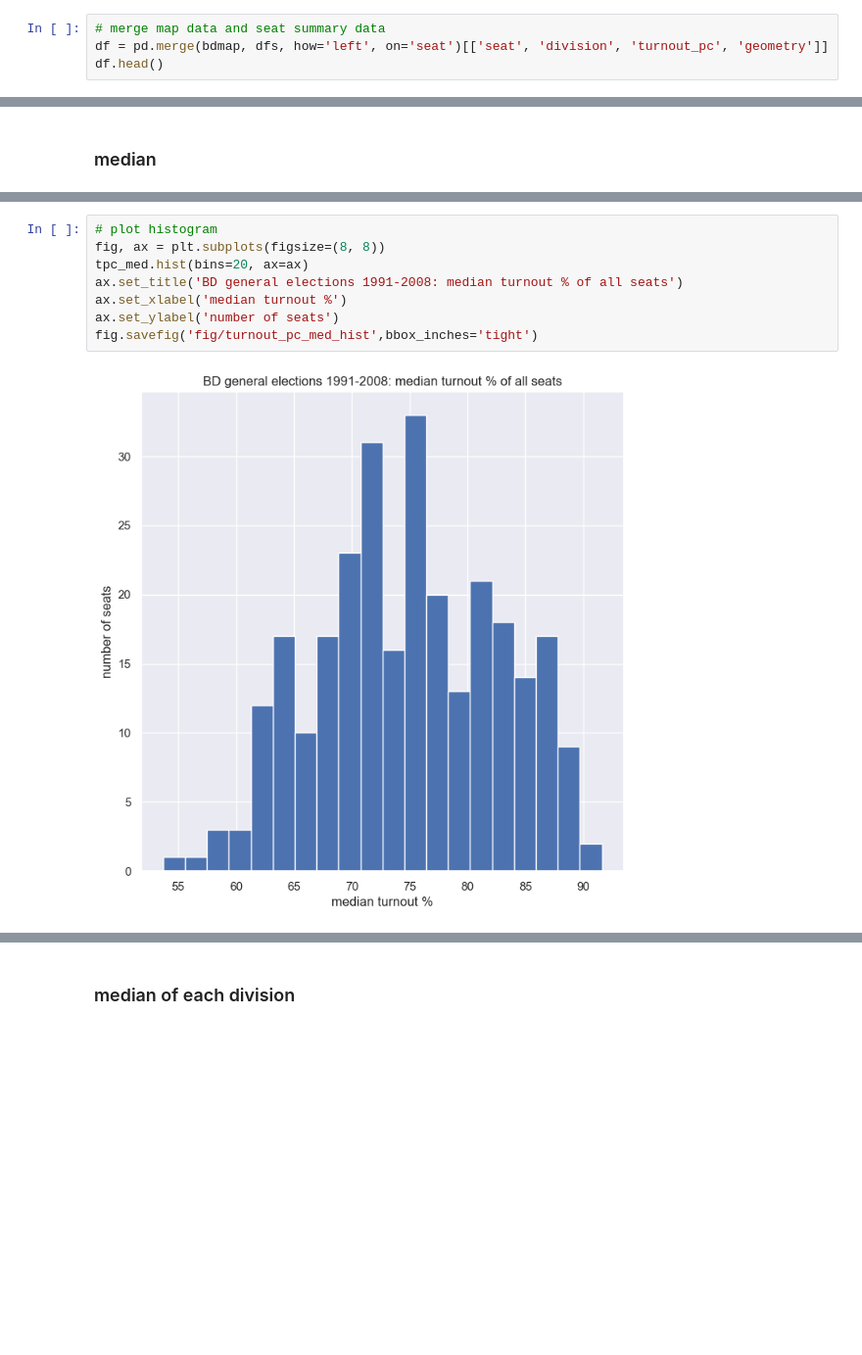
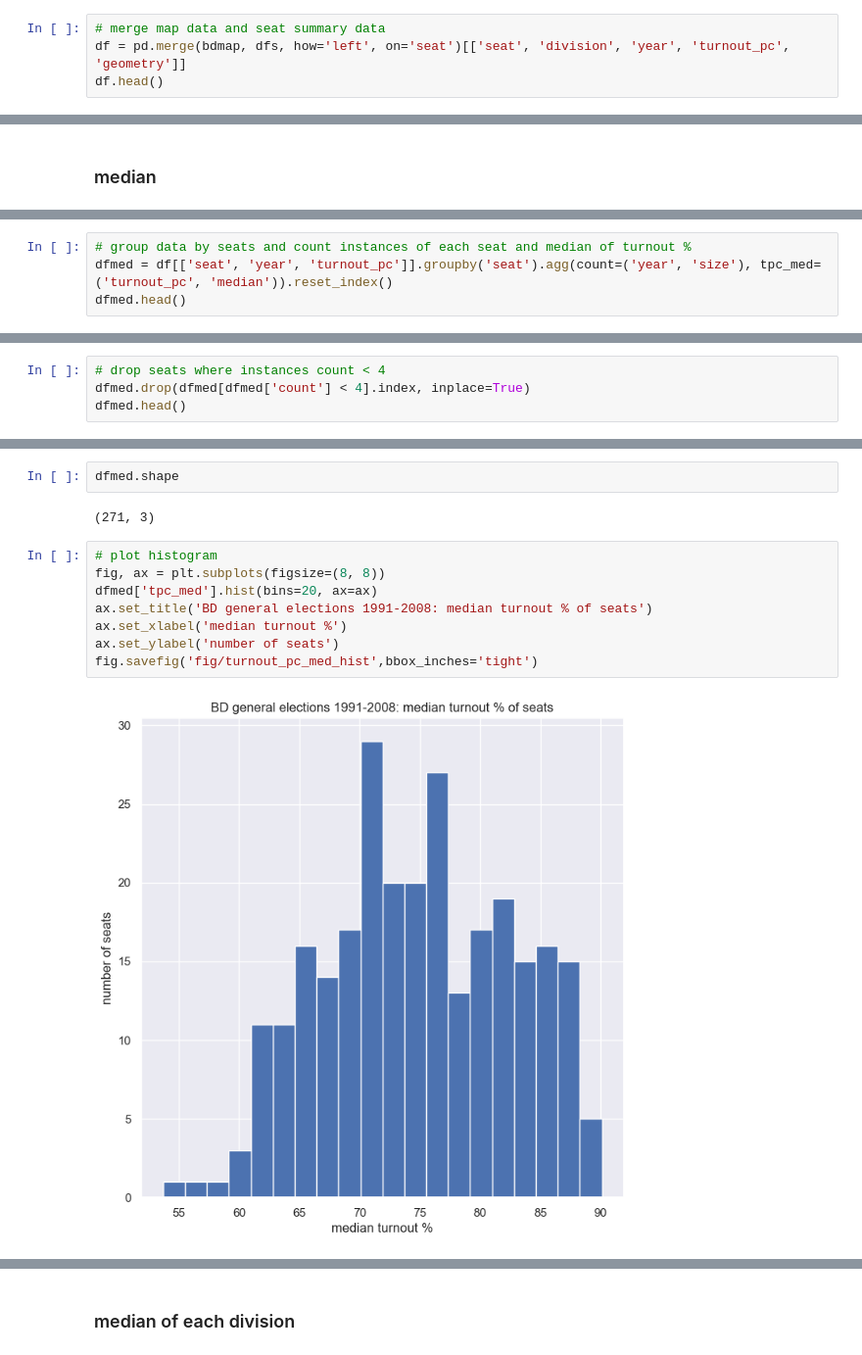
Before and after one commit to muhallilahnaf/bd-elections-eda, a Jupyter notebook: turnout_pc_med_std.ipynb, the cells around one changed output, grey strips where cells are left out. Shown at 98% size. Drawn from its saved outputs; the diff is of its cells as text; blank space fills up the shorter version.

Commit message:
added count check on turnout med std

```diff
--- a/turnout_pc_med_std.ipynb
+++ b/turnout_pc_med_std.ipynb
@@ -42,6 +42,6 @@ bdmap.head()
 | 4 | 5 | Thakurgaon-3 | Thakurgaon | Rangpur | Rural | 1.810654 | 0.059069 | POLYGON ((88.25475 26.03583, 88.2... |
 # %%
 # merge map data and seat summary data
-df = pd.merge(bdmap, dfs, how='left', on='seat')[['seat', 'division', 'turnout_pc', 'geometry']]
+df = pd.merge(bdmap, dfs, how='left', on='seat')[['seat', 'division', 'year', 'turnout_pc', 'geometry']]
 df.head()
 # %% [output]
@@ -58,0 +56,4 @@ tpc_med = df[['seat', 'turnout_pc']].groupby('seat').median()['turnout_pc']
+# %%
+# group data by seats and count instances of each seat and median of turnout %
+dfmed = df[['seat', 'year', 'turnout_pc']].groupby('seat').agg(count=('year', 'size'), tpc_med=('turnout_pc', 'median')).reset_index()
+dfmed.head()
@@ -58,0 +71,4 @@ tpc_med = df[['seat', 'turnout_pc']].groupby('seat').median()['turnout_pc']
+# %%
+# drop seats where instances count < 4
+dfmed.drop(dfmed[dfmed['count'] < 4].index, inplace=True)
+dfmed.head()
@@ -59,12 +82,16 @@ tpc_med = df[['seat', 'turnout_pc']].groupby('seat').median()['turnout_pc']
+# %%
+dfmed.shape
+# %% [output]
+(271, 3)
 # %%
 # plot histogram
 fig, ax = plt.subplots(figsize=(8, 8))
-tpc_med.hist(bins=20, ax=ax)
-ax.set_title('BD general elections 1991-2008: median turnout % of all seats')
+dfmed['tpc_med'].hist(bins=20, ax=ax)
+ax.set_title('BD general elections 1991-2008: median turnout % of seats')
 ax.set_xlabel('median turnout %')
 ax.set_ylabel('number of seats')
 fig.savefig('fig/turnout_pc_med_hist',bbox_inches='tight')
 # %% [output]
-[figure, old version]
+[figure, new version]
 # %%
 # join data with map data
```
Also changed, not shown: parts of 21 cells of this notebook, 12 other files.
